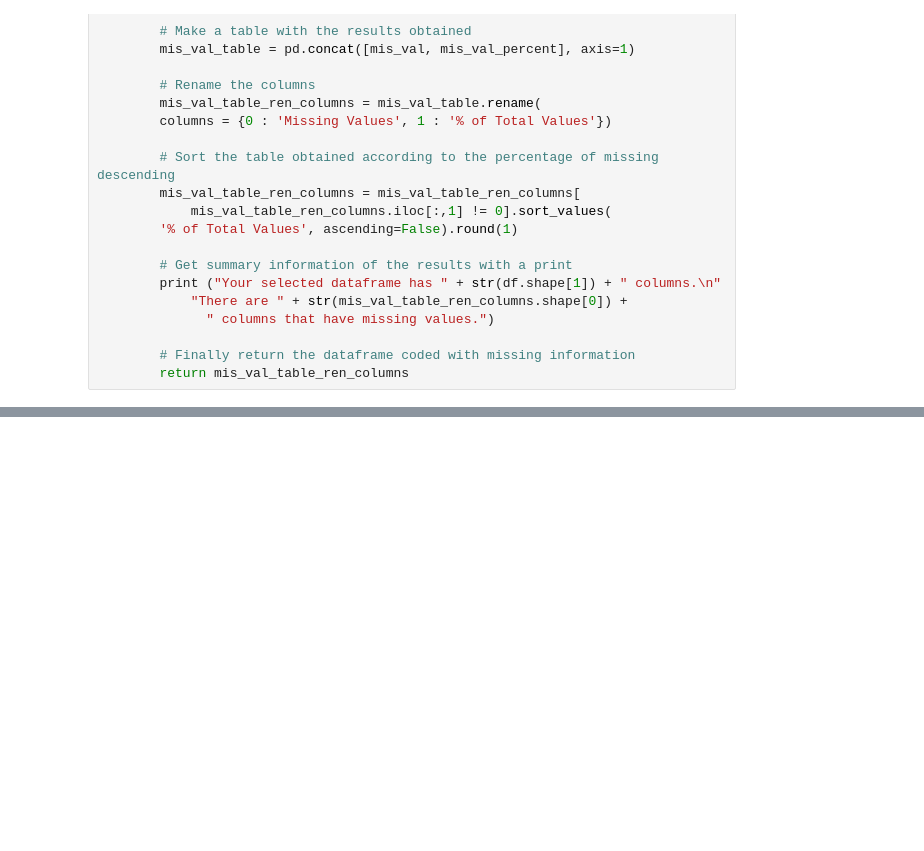
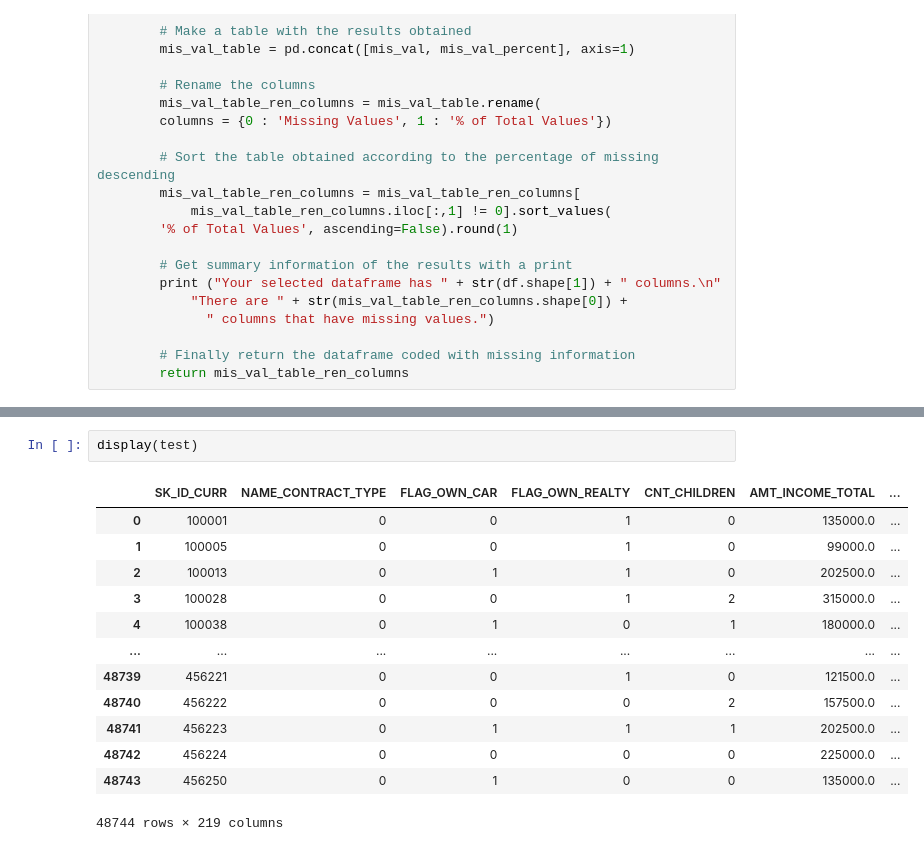
Before and after one commit to GiovaRossa/HCDR-Project-Work, a Jupyter notebook: Project_Lucchese.ipynb, the cells around one changed output, grey strips where cells are left out. Saved outputs shown, nothing was run; the diff lists cells and outputs as text; blank space fills up the shorter version.

```diff
--- a/Project_Lucchese.ipynb
+++ b/Project_Lucchese.ipynb
@@ -280,2 +347,18 @@ colnames_numerics_only(df1)
+# %%
+display(test)
+# %% [output]
+|  | SK_ID_CURR | NAME_CONTRACT_TYPE | FLAG_OWN_CAR | FLAG_OWN_REALTY | CNT_CHILDREN | AMT_INCOME_TOTAL | ... |
+| 0 | 100001 | 0 | 0 | 1 | 0 | 135000.0 | ... |
+| 1 | 100005 | 0 | 0 | 1 | 0 | 99000.0 | ... |
+| 2 | 100013 | 0 | 1 | 1 | 0 | 202500.0 | ... |
+| 3 | 100028 | 0 | 0 | 1 | 2 | 315000.0 | ... |
+| 4 | 100038 | 0 | 1 | 0 | 1 | 180000.0 | ... |
+| ... | ... | ... | ... | ... | ... | ... | ... |
+| 48739 | 456221 | 0 | 0 | 1 | 0 | 121500.0 | ... |
+| 48740 | 456222 | 0 | 0 | 0 | 2 | 157500.0 | ... |
+| 48741 | 456223 | 0 | 1 | 1 | 1 | 202500.0 | ... |
+| 48742 | 456224 | 0 | 0 | 0 | 0 | 225000.0 | ... |
+| 48743 | 456250 | 0 | 1 | 0 | 0 | 135000.0 | ... |
+48744 rows × 219 columns
 # %%
 from sklearn.impute import SimpleImputer
```
Also changed, not shown: parts of 40 cells of this notebook, 2 other files.
